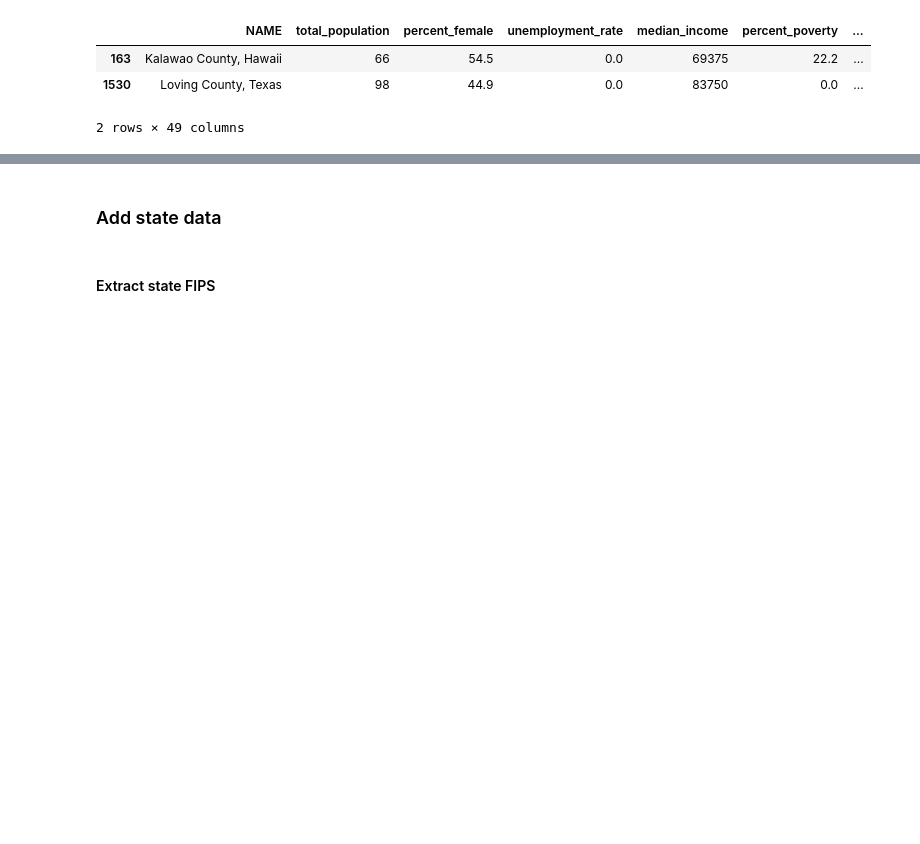
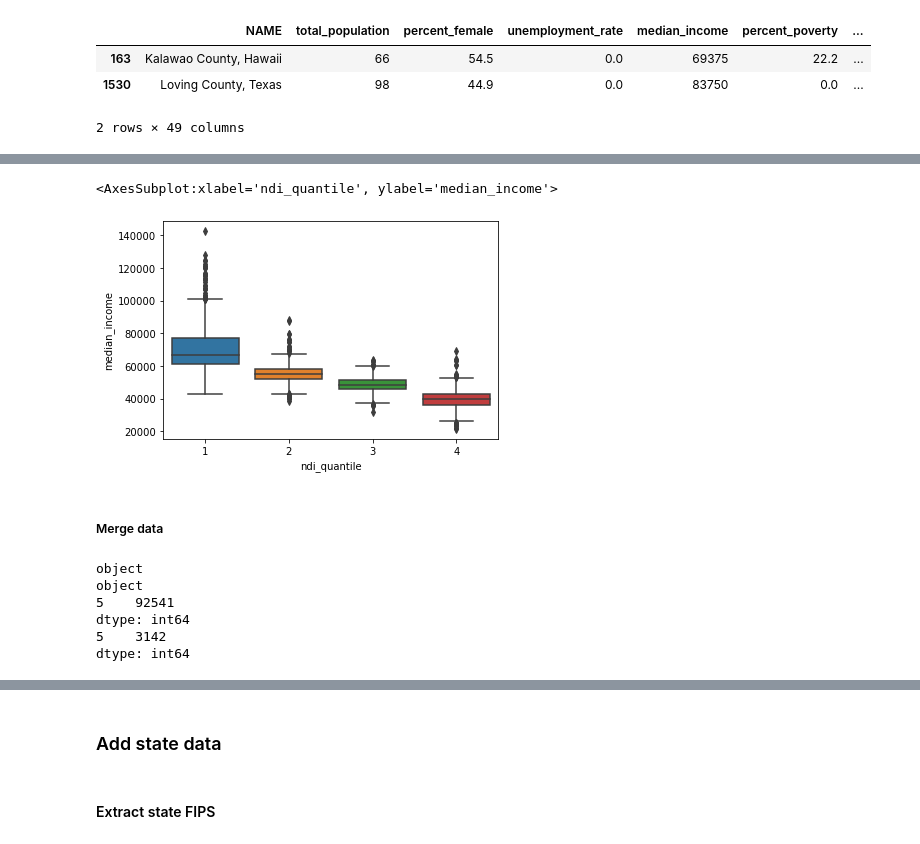
Before and after one commit to sdoerstling/medical_crowdfunding, a Jupyter notebook: code/06-clean_data.ipynb, the cells around one changed output, grey strips where cells are left out. Drawn from its saved outputs; the diff is of its cells as text; code cells hidden in the pictures; blank space fills up the shorter version.

```diff
--- a/code/06-clean_data.ipynb
+++ b/code/06-clean_data.ipynb
@@ -343,0 +435,9 @@ census[census['home_median_value'].astype(float) < 0]
+# %%
+#inspect example data
+import seaborn as sns
+sns.boxplot(x='ndi_quantile',y='median_income',data=pca)
+# %% [output]
+<AxesSubplot:xlabel='ndi_quantile', ylabel='median_income'>
+[figure, added]
+# %% [markdown]
+##### Merge data
@@ -346 +456,15 @@ census[census['home_median_value'].astype(float) < 0]
 feed.rename(columns={'state':'state_abb'}, inplace=True)
+# %%
+#will merge on 'state_county_fips' so check that these are the same
+print(feed['state_county_fips'].dtype)
+print(pca['state_county_fips'].dtype)
+
+print(pd.Series([len(x) for x in feed['state_county_fips']]).value_counts())
+print(pd.Series([len(x) for x in pca['state_county_fips']]).value_counts())
+# %% [output]
+object
+object
+5    92541
+dtype: int64
+5    3142
+dtype: int64
```
Also changed, not shown: parts of 56 cells of this notebook, 3 other files.
